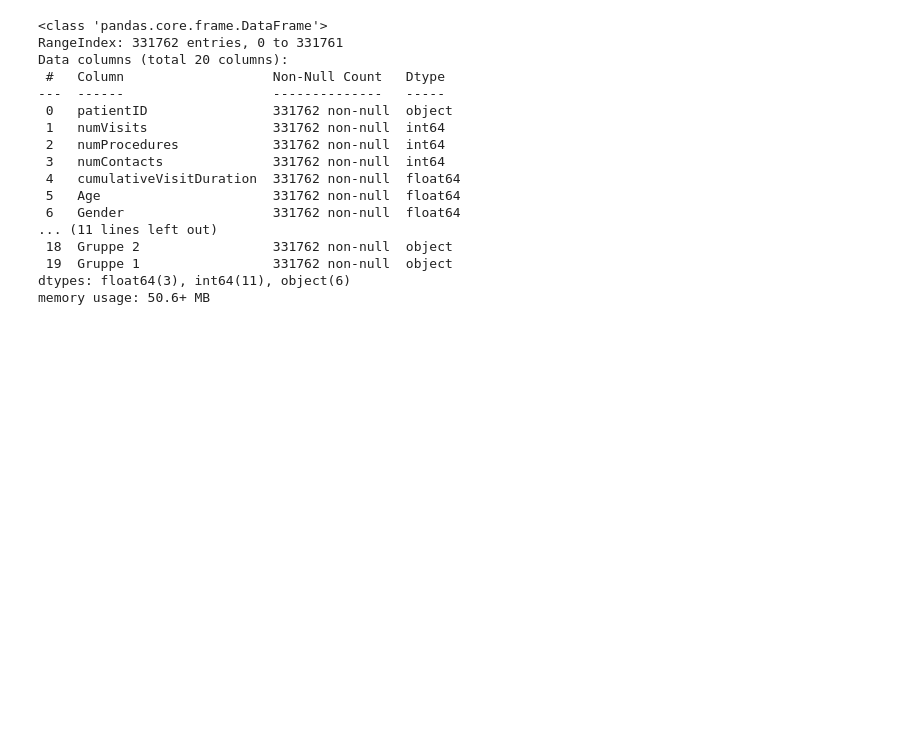
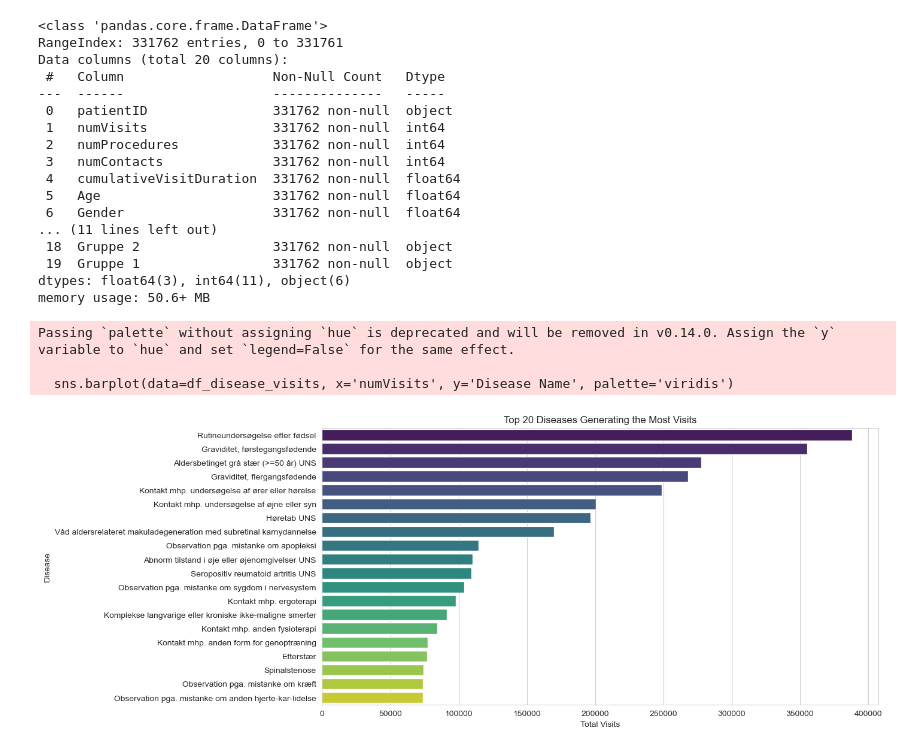
Before and after one commit to zosialenarczyk/rigshospitalet-analysis, a Jupyter notebook: pre_processing_and_EDA.ipynb, the cells around one changed output. Cells and saved outputs as stored; diff of their text form; code cells hidden in the pictures; blank space fills up the shorter version.

```diff
--- a/pre_processing_and_EDA.ipynb
+++ b/pre_processing_and_EDA.ipynb
@@ -404,3 +404,18 @@ Data columns (total 20 columns):
  19  Gruppe 1                 331762 non-null  object
 dtypes: float64(3), int64(11), object(6)
 memory usage: 50.6+ MB
+# %%
+# Graph: Diseases vs. Total Visits
+df_disease_visits = df_patient.explode('Disease Name').groupby('Disease Name')['numVisits'].sum().reset_index()
+df_disease_visits = df_disease_visits.sort_values(by='numVisits', ascending=False).head(20)  # Top 20 diseases
+plt.figure(figsize=(12, 6))
+sns.barplot(data=df_disease_visits, x='numVisits', y='Disease Name', palette='viridis')
+plt.title("Top 20 Diseases Generating the Most Visits")
+plt.xlabel("Total Visits")
+plt.ylabel("Disease")
+plt.show()
+# %% [output]
+Passing `palette` without assigning `hue` is deprecated and will be removed in v0.14.0. Assign the `y` variable to `hue` and set `legend=False` for the same effect.
+
+  sns.barplot(data=df_disease_visits, x='numVisits', y='Disease Name', palette='viridis')
+[figure, added]
```
Also changed, not shown: parts of 5 cells of this notebook.
